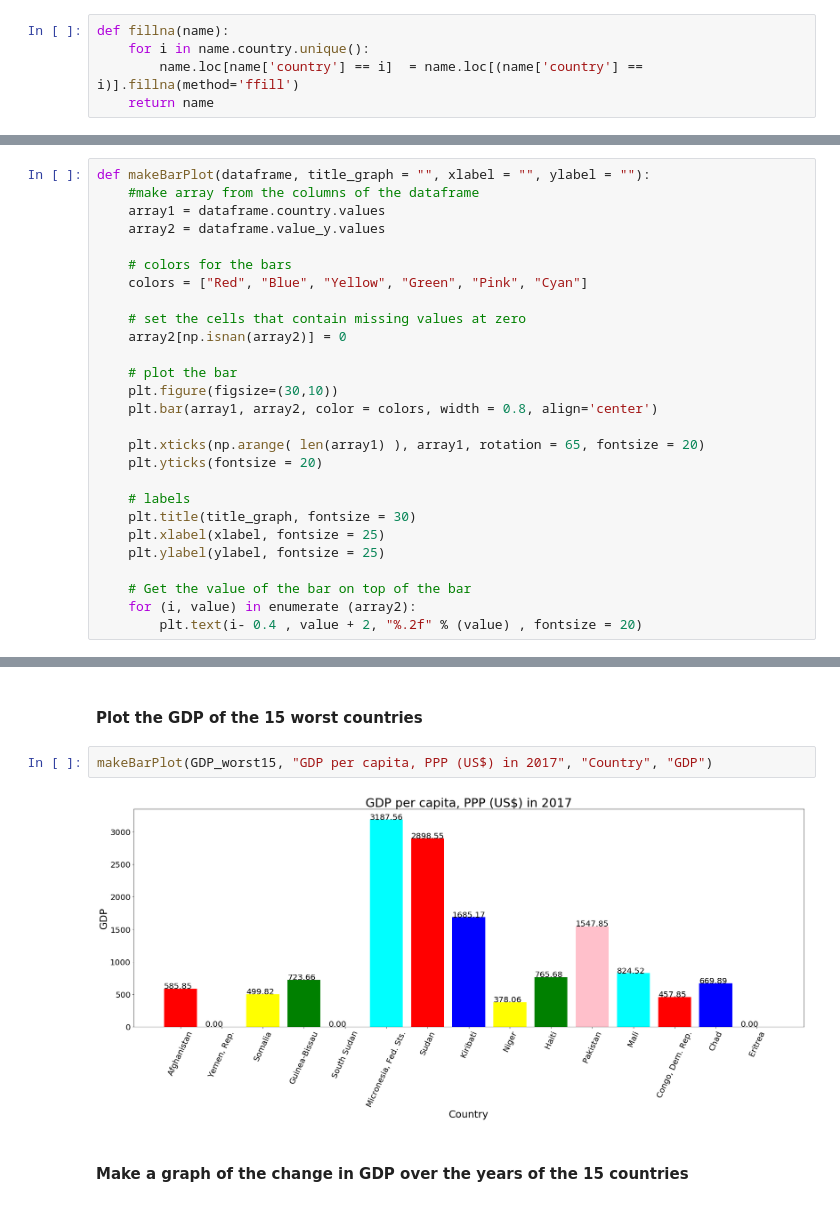
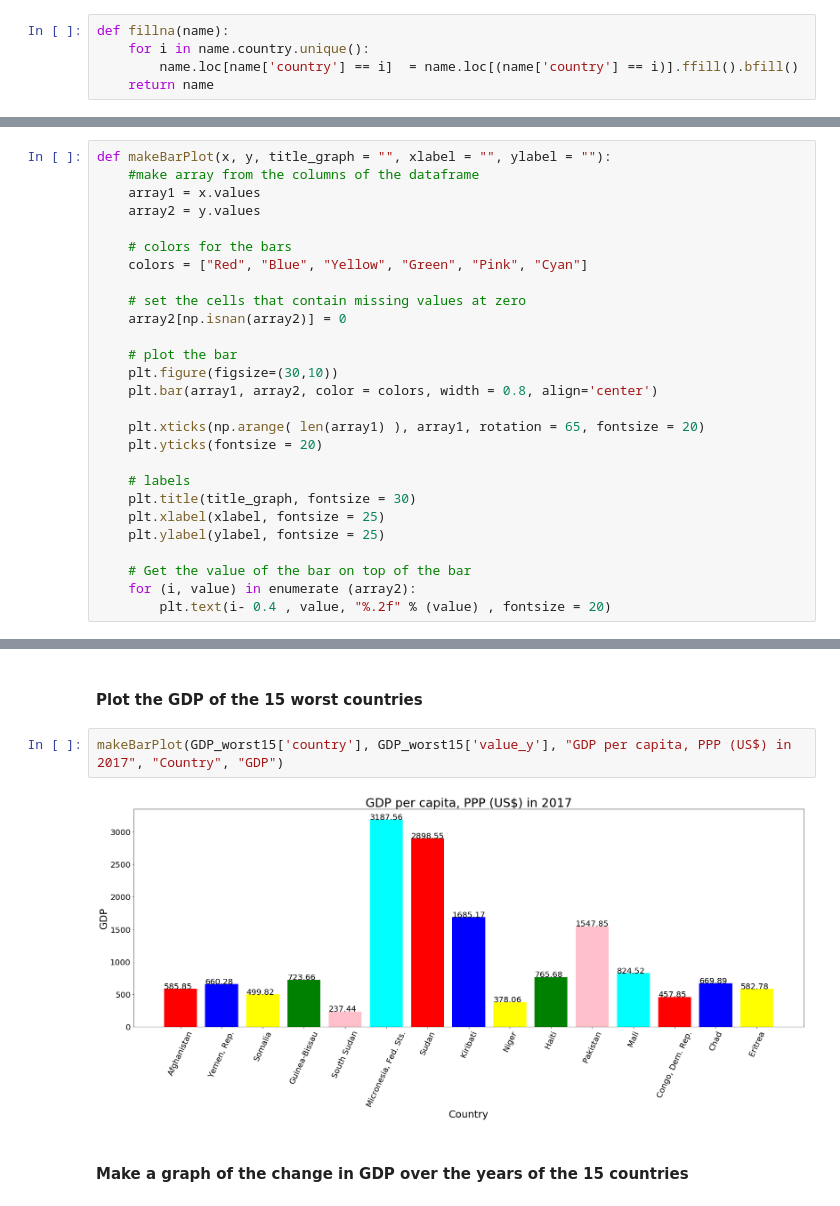
Before and after one commit to omar-d/EPA-WB-Equity, a Jupyter notebook: Final_Assignment.ipynb, the cells around one changed output, grey strips where cells are left out. Cells and saved outputs as stored; diff of their text form.

```diff
--- a/Final_Assignment.ipynb
+++ b/Final_Assignment.ipynb
@@ -94,7 +95,7 @@ def clean(indicator):
 # %%
 def fillna(name):
     for i in name.country.unique():
-        name.loc[name['country'] == i]  = name.loc[(name['country'] == i)].fillna(method='ffill')
+        name.loc[name['country'] == i]  = name.loc[(name['country'] == i)].ffill().bfill()
     return name
 # %% [markdown]
 This function is for making a line plot of certain dataframes.
@@ -132,10 +133,10 @@ def makeScatter(x, y, title ='', xlabel = '', ylabel = ''):
     plt.xticks(rotation = 65, fontsize = 15)
     plt.yticks(fontsize = 15)
 # %%
-def makeBarPlot(dataframe, title_graph = "", xlabel = "", ylabel = ""):
+def makeBarPlot(x, y, title_graph = "", xlabel = "", ylabel = ""):
     #make array from the columns of the dataframe
-    array1 = dataframe.country.values
-    array2 = dataframe.value_y.values
+    array1 = x.values
+    array2 = y.values
 
     # colors for the bars
     colors = ["Red", "Blue", "Yellow", "Green", "Pink", "Cyan"]
@@ -157,7 +158,7 @@ def makeBarPlot(dataframe, title_graph = "", xlabel = "", ylabel = ""):
 
     # Get the value of the bar on top of the bar
     for (i, value) in enumerate (array2):
-        plt.text(i- 0.4 , value + 2, "%.2f" % (value) , fontsize = 20)
+        plt.text(i- 0.4 , value, "%.2f" % (value) , fontsize = 20)
 # %%
 def getYears15(name):
     name.date = name.date.astype(int)
@@ -230,9 +231,9 @@ GDP_worst15 = pd.merge( CPIA_worst15, GDP_now, how = "left", left_on = ["country
 # %% [markdown]
 #### Plot the GDP of the 15 worst countries
 # %%
-makeBarPlot(GDP_worst15, "GDP per capita, PPP (US$) in 2017", "Country", "GDP")
+makeBarPlot(GDP_worst15['country'], GDP_worst15['value_y'], "GDP per capita, PPP (US$) in 2017", "Country", "GDP")
 # %% [output]
-[figure, old version]
+[figure, new version]
 # %% [markdown]
 #### Make a graph of the change in GDP over the years of the 15 countries
 # %%
```
Also changed, not shown: parts of 9 cells of this notebook, 1 other file.
